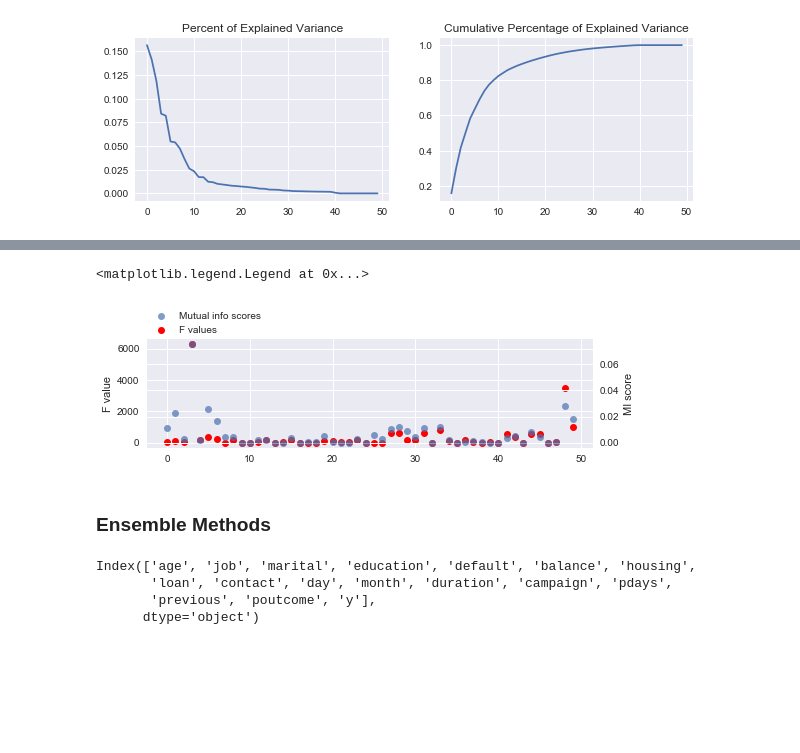
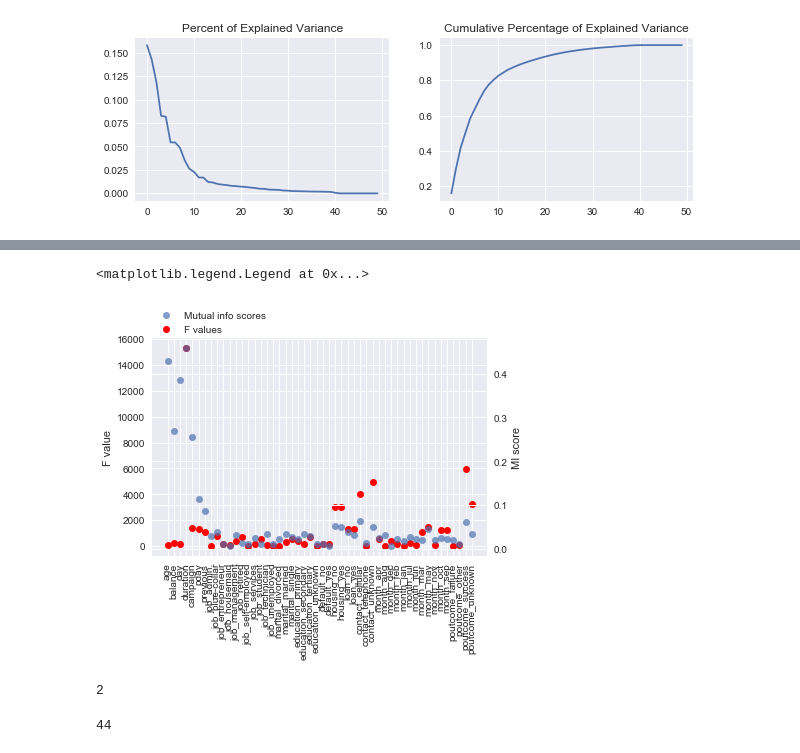
Before and after one commit to lingblahblah/Big-Data-in-Finance, a Jupyter notebook: Data Analysis.ipynb, the cells around one changed output, grey strips where cells are left out. Cells and saved outputs as stored; diff of their text form; code cells hidden in the pictures; blank space fills up the shorter version.

```diff
--- a/Data Analysis.ipynb
+++ b/Data Analysis.ipynb
@@ -320,23 +337,23 @@ fig.tight_layout()
 # %%
 '''mutual_info_classif'''
-scores = mutual_info_classif(X_train, y_train)
-fig = plt.figure(figsize=(8, 2))
+f_values, p_values = f_classif(X_train_smote, y_train_smote)
+scores = mutual_info_classif(X_train_smote, y_train_smote)
+x_vars = [x for x in df.drop('y',axis=1).columns.values]
+plt.xticks(range(X_train_smote.shape[1]), x_vars, rotation='vertical')
 line_f, = plt.plot(f_values, 'o', c='r')
 plt.ylabel("F value")
 ax2 = plt.twinx()
 line_s, = ax2.plot(scores, 'o', alpha=.7)
 ax2.set_ylabel("MI score")
-plt.xticks()
 plt.legend([line_s, line_f], ["Mutual info scores", "F values"], loc=(0, 1))
 # %% [output]
 <matplotlib.legend.Legend at 0x...>
-[figure, old version]
+[figure, new version]
-# %% [markdown]
-### Ensemble Methods
-# %%
-data.columns
-# %% [output]
-Index(['age', 'job', 'marital', 'education', 'default', 'balance', 'housing',
-       'loan', 'contact', 'day', 'month', 'duration', 'campaign', 'pdays',
-       'previous', 'poutcome', 'y'],
-      dtype='object')
+# %%
+sum(abs(float(i)) >= 0.4 for i in scores)
+# %% [output]
+2
+# %%
+sum(abs(float(i)) < 0.001 for i in p_values)
+# %% [output]
+44
```
Also changed, not shown: parts of 25 cells of this notebook.
